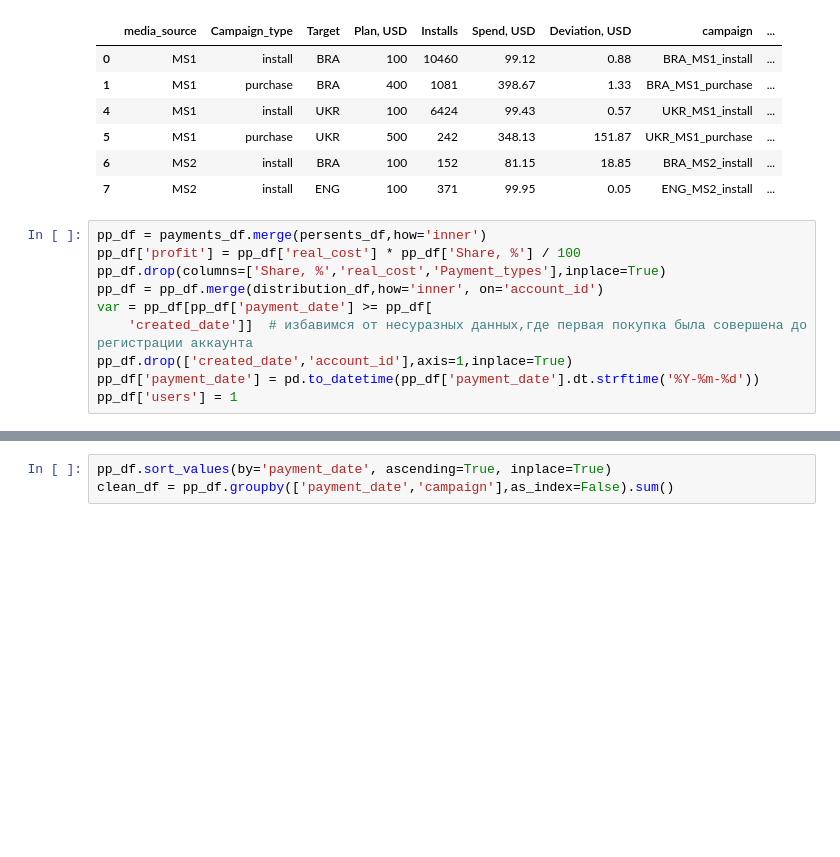
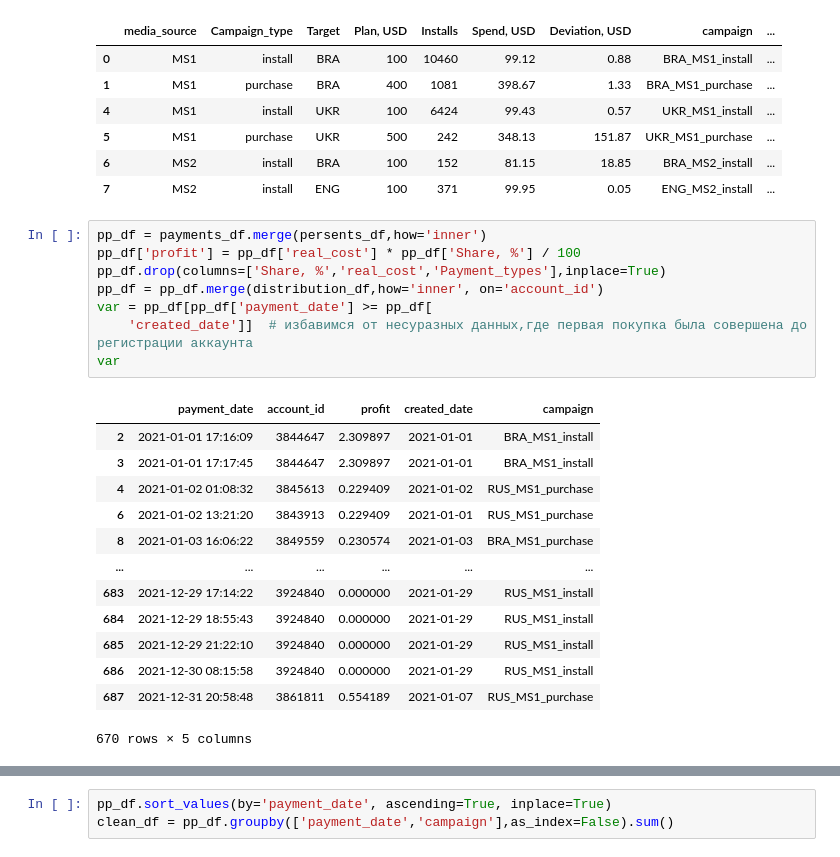
Before and after one commit to MonoShiki/Test1, a Jupyter notebook: notebooks/test.ipynb, the cells around one changed output, grey strips where cells are left out. Saved outputs shown, nothing was run; the diff lists cells and outputs as text; blank space fills up the shorter version.

```diff
--- a/notebooks/test.ipynb
+++ b/notebooks/test.ipynb
@@ -199,10 +199,22 @@ succesfull_df
 # %%
 pp_df = payments_df.merge(persents_df,how='inner')
 pp_df['profit'] = pp_df['real_cost'] * pp_df['Share, %'] / 100
 pp_df.drop(columns=['Share, %','real_cost','Payment_types'],inplace=True)
 pp_df = pp_df.merge(distribution_df,how='inner', on='account_id')
 var = pp_df[pp_df['payment_date'] >= pp_df[
     'created_date']]  # избавимся от несуразных данных,где первая покупка была совершена до регистрации аккаунта
-pp_df.drop(['created_date','account_id'],axis=1,inplace=True)
-pp_df['payment_date'] = pd.to_datetime(pp_df['payment_date'].dt.strftime('%Y-%m-%d'))
-pp_df['users'] = 1
+var
+# %% [output]
+|  | payment_date | account_id | profit | created_date | campaign |
+| 2 | 2021-01-01 17:16:09 | 3844647 | 2.309897 | 2021-01-01 | BRA_MS1_install |
+| 3 | 2021-01-01 17:17:45 | 3844647 | 2.309897 | 2021-01-01 | BRA_MS1_install |
+| 4 | 2021-01-02 01:08:32 | 3845613 | 0.229409 | 2021-01-02 | RUS_MS1_purchase |
+| 6 | 2021-01-02 13:21:20 | 3843913 | 0.229409 | 2021-01-01 | RUS_MS1_purchase |
+| 8 | 2021-01-03 16:06:22 | 3849559 | 0.230574 | 2021-01-03 | BRA_MS1_purchase |
+| ... | ... | ... | ... | ... | ... |
+| 683 | 2021-12-29 17:14:22 | 3924840 | 0.000000 | 2021-01-29 | RUS_MS1_install |
+| 684 | 2021-12-29 18:55:43 | 3924840 | 0.000000 | 2021-01-29 | RUS_MS1_install |
+| 685 | 2021-12-29 21:22:10 | 3924840 | 0.000000 | 2021-01-29 | RUS_MS1_install |
+| 686 | 2021-12-30 08:15:58 | 3924840 | 0.000000 | 2021-01-29 | RUS_MS1_install |
+| 687 | 2021-12-31 20:58:48 | 3861811 | 0.554189 | 2021-01-07 | RUS_MS1_purchase |
+670 rows × 5 columns
```
Also changed, not shown: parts of 9 cells of this notebook.
